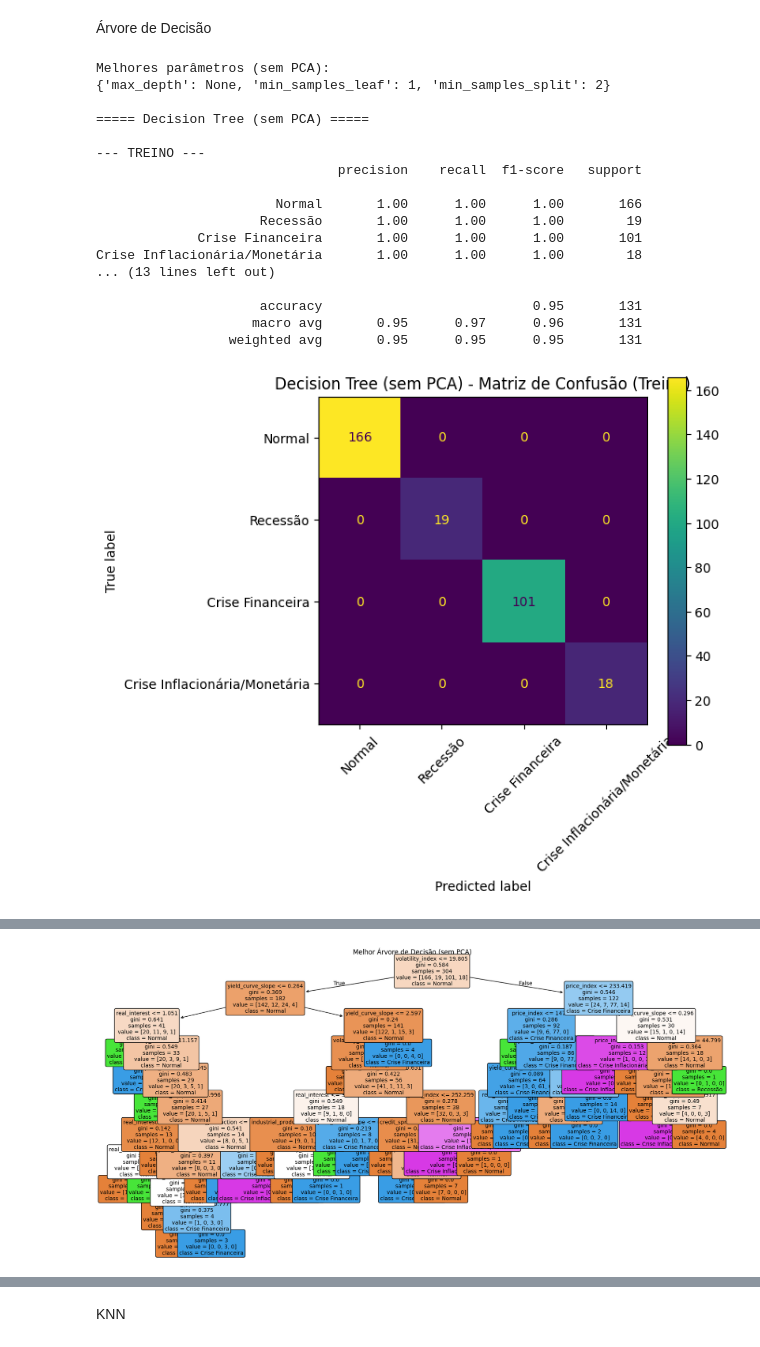
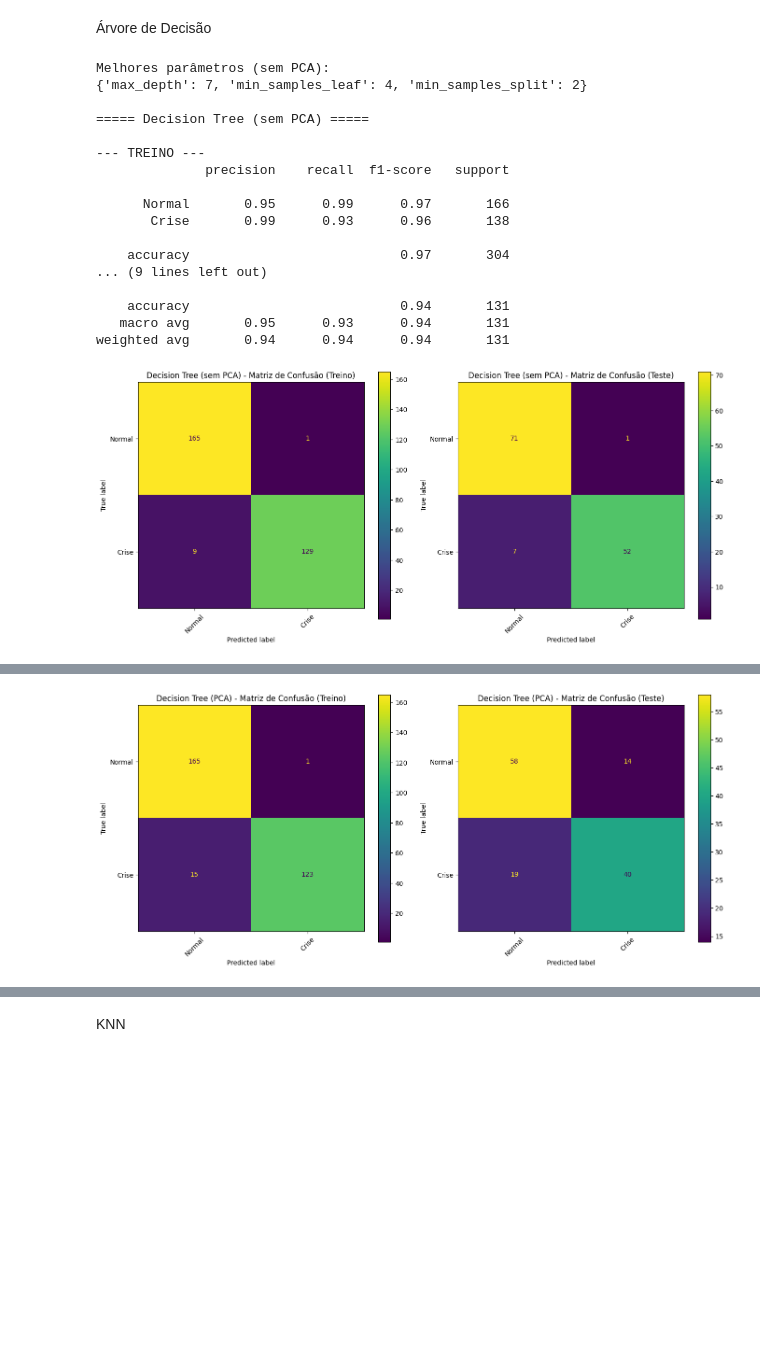
Before and after one commit to tcc-financial-crisis/treinamento-modelos-base-nova, a Jupyter notebook: treinamento.ipynb, the cells around one changed output, grey strips where cells are left out. Cells and saved outputs as stored; diff of their text form; code cells hidden in the pictures; blank space fills up the shorter version.

Commit message:
Feat: Finished training

```diff
--- a/treinamento.ipynb
+++ b/treinamento.ipynb
@@ -12,7 +12,7 @@ pd.set_option('display.max_columns', None)
 pd.set_option('display.max_colwidth', None)
 pd.set_option('display.width', None)
 
-df = pd.read_csv("./raw/dataset_merged.csv", parse_dates=["date"])
+df = pd.read_csv("./raw/dataset_merged_binary.csv", parse_dates=["date"])
 
 cols = ["date", "credit_spread", "industrial_production", "price_index",
         "real_interest", "volatility_index", "yield_curve_slope", "target_12m"]
@@ -41,7 +41,7 @@ print(f"Variancia explicada pela PC1: {variancia_explicada[0]:.2%}")
 print(f"Variancia explicada pela PC2: {variancia_explicada[1]:.2%}")
 print(f"Variancia explicada pela PC3: {variancia_explicada[2]:.2%}")
 
-print(f"Variância total explicada pelos quatro componentes: {variacia_total:.2%}")
+print(f"Variância total explicada pelos três componentes: {variacia_total:.2%}")
 # %% [output]
 Variancia explicada pela PC1: 44.70%
 Variancia explicada pela PC2: 30.59%
@@ -85,7 +108,8 @@ from sklearn.metrics import classification_report, confusion_matrix, ConfusionMa
 import matplotlib.pyplot as plt
 import pandas as pd
 
-LABELS = ["Normal", "Recessão", "Crise Financeira", "Crise Inflacionária/Monetária"]
+LABELS = ["Normal", "Crise"]
+ALL_CLASSES = [0, 1]
 
 resultados = []
 
@@ -97,37 +121,33 @@ def avaliar_modelo(model, X_train, X_test, y_train, y_test, nome_modelo="Modelo"
     y_pred_test = model.predict(X_test)
 
     print("\n--- TREINO ---")
-    print(classification_report(y_train, y_pred_train, target_names=LABELS))
+    print(classification_report(y_train, y_pred_train, labels=ALL_CLASSES, target_names=LABELS, zero_division=0))
 
     print("\n--- TESTE ---")
-    print(classification_report(y_test, y_pred_test, target_names=LABELS))
+    print(classification_report(y_test, y_pred_test, labels=ALL_CLASSES, target_names=LABELS, zero_division=0))
 
     # ===== ACUMULA RESULTADOS =====
     resultados.append({
         "modelo": nome_modelo,
         "accuracy": accuracy_score(y_test, y_pred_test),
-        "precision": precision_score(y_test, y_pred_test, average="macro", zero_division=0),
-        "recall": recall_score(y_test, y_pred_test, average="macro", zero_division=0),
-        "f1_macro": f1_score(y_test, y_pred_test, average="macro", zero_division=0),
+        "precision": precision_score(y_test, y_pred_test, average="macro", labels=ALL_CLASSES, zero_division=0),
+        "recall": recall_score(y_test, y_pred_test, average="macro", labels=ALL_CLASSES, zero_division=0),
+        "f1_macro": f1_score(y_test, y_pred_test, average="macro", labels=ALL_CLASSES, zero_division=0),
     })
 
-    # ===== MATRIZ TREINO =====
-    cm_train = confusion_matrix(y_train, y_pred_train)
-    disp_train = ConfusionMatrixDisplay(cm_train, display_labels=LABELS)
-    fig, ax = plt.subplots(figsize=(7, 6))
-    disp_train.plot(ax=ax, xticks_rotation=45)
-    ax.set_title(f"{nome_modelo} - Matriz de Confusão (Treino)")
+    # ===== MATRIZES LADO A LADO =====
+    fig, axes = plt.subplots(1, 2, figsize=(14, 6))
+
+    cm_train = confusion_matrix(y_train, y_pred_train, labels=ALL_CLASSES)
+    ConfusionMatrixDisplay(cm_train, display_labels=LABELS).plot(ax=axes[0], xticks_rotation=45)
+    axes[0].set_title(f"{nome_modelo} - Matriz de Confusão (Treino)")
+
+    cm_test = confusion_matrix(y_test, y_pred_test, labels=ALL_CLASSES)
+    ConfusionMatrixDisplay(cm_test, display_labels=LABELS).plot(ax=axes[1], xticks_rotation=45)
+    axes[1].set_title(f"{nome_modelo} - Matriz de Confusão (Teste)")
+
     plt.tight_layout()
     plt.show()
-
-    # ===== MATRIZ TESTE =====
-    cm_test = confusion_matrix(y_test, y_pred_test)
-    disp_test = ConfusionMatrixDisplay(cm_test, display_labels=LABELS)
-    fig, ax = plt.subplots(figsize=(7, 6))
-    disp_test.plot(ax=ax, xticks_rotation=45)
-    ax.set_title(f"{nome_modelo} - Matriz de Confusão (Teste)")
-    plt.tight_layout()
-    plt.show()
 # %% [markdown]
 Árvore de Decisão
 # %%
@@ -137,7 +157,7 @@ import matplotlib.pyplot as plt
 
 # ===== GRID DE HIPERPARÂMETROS =====
 param_grid = {
-    "max_depth": [3, 5, 7, None],
+    "max_depth": [3, 5, 7],
     "min_samples_split": [2, 5, 10],
     "min_samples_leaf": [1, 2, 4]
 }
@@ -197,41 +217,41 @@ print("Melhores parâmetros (PCA):")
 print(grid_pca.best_params_)
 
 avaliar_modelo(
     best_tree_pca,
     X_train_pca,
     X_test_pca,
     y_train_pca,
     y_test_pca,
     nome_modelo="Decision Tree (PCA)"
 )
 
 plt.figure(figsize=(20, 10))
 plot_tree(
     best_tree_pca,
     feature_names=["pca_1", "pca_2", "pca_3"],
     class_names=LABELS,
     filled=True,
     rounded=True,
     fontsize=10
 )
 plt.title("Melhor Árvore de Decisão (PCA)")
 plt.show()
 # %% [output]
 Melhores parâmetros (sem PCA):
-{'max_depth': None, 'min_samples_leaf': 1, 'min_samples_split': 2}
+{'max_depth': 7, 'min_samples_leaf': 4, 'min_samples_split': 2}
 
 ===== Decision Tree (sem PCA) =====
 
 --- TREINO ---
-                               precision    recall  f1-score   support
+              precision    recall  f1-score   support
 
-                       Normal       1.00      1.00      1.00       166
-                     Recessão       1.00      1.00      1.00        19
-             Crise Financeira       1.00      1.00      1.00       101
-Crise Inflacionária/Monetária       1.00      1.00      1.00        18
-... (13 lines left out)
+      Normal       0.95      0.99      0.97       166
+       Crise       0.99      0.93      0.96       138
 
-                     accuracy                           0.95       131
-                    macro avg       0.95      0.97      0.96       131
-                 weighted avg       0.95      0.95      0.95       131
+    accuracy                           0.97       304
+... (9 lines left out)
+
+    accuracy                           0.94       131
+   macro avg       0.95      0.93      0.94       131
+weighted avg       0.94      0.94      0.94       131
-[figure, old version]
+[figure, new version]
@@ -239 +276 @@ Crise Inflacionária/Monetária       1.00      1.00      1.00        18
-[figure, old version]
+[figure, new version]
```
Also changed, not shown: parts of 10 cells of this notebook, 1 other file.
